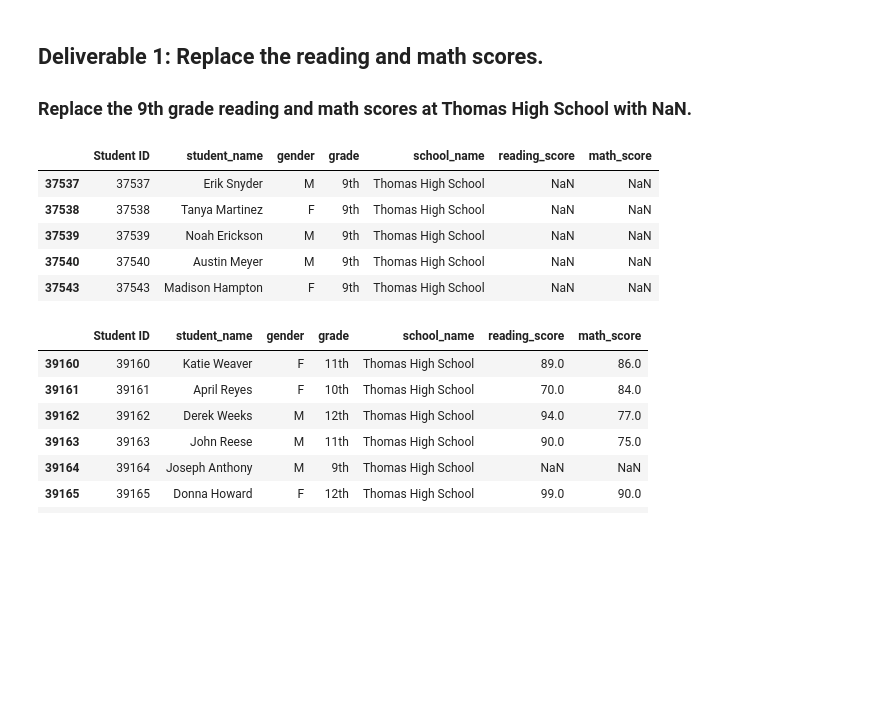
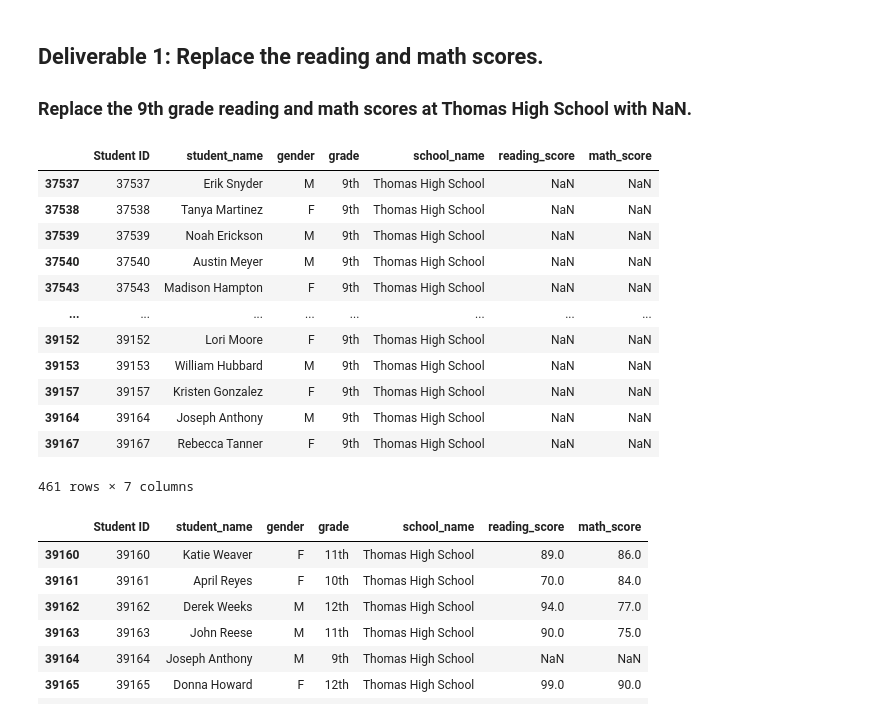
Before and after one commit to colombianguate/School_District_Analysis, a Jupyter notebook: PyCitySchools_Challenge.ipynb, the cells around one changed output. Drawn from its saved outputs; the diff is of its cells as text; code cells hidden in the pictures; blank space fills up the shorter version.

```diff
--- a/PyCitySchools_Challenge.ipynb
+++ b/PyCitySchools_Challenge.ipynb
@@ -48,15 +48,21 @@ student_data_df.loc[(student_data_df["school_name"] == "Thomas High School") & (
 student_data_df.loc[(student_data_df["school_name"] == "Thomas High School") & (student_data_df["grade"] == "9th"), "math_score"] = np.nan
 # %%
 #  Step 4. Check the student data for NaN's.
-check = student_data_df.loc[(student_data_df["school_name"] == "Thomas High School") & (student_data_df["grade"] == "9th")]
-check.head()
+student_data_df.loc[(student_data_df["school_name"] == "Thomas High School") & (student_data_df["grade"] == "9th")]
 # %% [output]
 |  | Student ID | student_name | gender | grade | school_name | reading_score | math_score |
 | 37537 | 37537 | Erik Snyder | M | 9th | Thomas High School | NaN | NaN |
 | 37538 | 37538 | Tanya Martinez | F | 9th | Thomas High School | NaN | NaN |
 | 37539 | 37539 | Noah Erickson | M | 9th | Thomas High School | NaN | NaN |
 | 37540 | 37540 | Austin Meyer | M | 9th | Thomas High School | NaN | NaN |
 | 37543 | 37543 | Madison Hampton | F | 9th | Thomas High School | NaN | NaN |
+| ... | ... | ... | ... | ... | ... | ... | ... |
+| 39152 | 39152 | Lori Moore | F | 9th | Thomas High School | NaN | NaN |
+| 39153 | 39153 | William Hubbard | M | 9th | Thomas High School | NaN | NaN |
+| 39157 | 39157 | Kristen Gonzalez | F | 9th | Thomas High School | NaN | NaN |
+| 39164 | 39164 | Joseph Anthony | M | 9th | Thomas High School | NaN | NaN |
+| 39167 | 39167 | Rebecca Tanner | F | 9th | Thomas High School | NaN | NaN |
+461 rows × 7 columns
 # %%
 #  Step 4. Check the student data for NaN's.
 student_data_df.tail(10)
```
Also changed, not shown: parts of 7 cells of this notebook, 1 other file.
